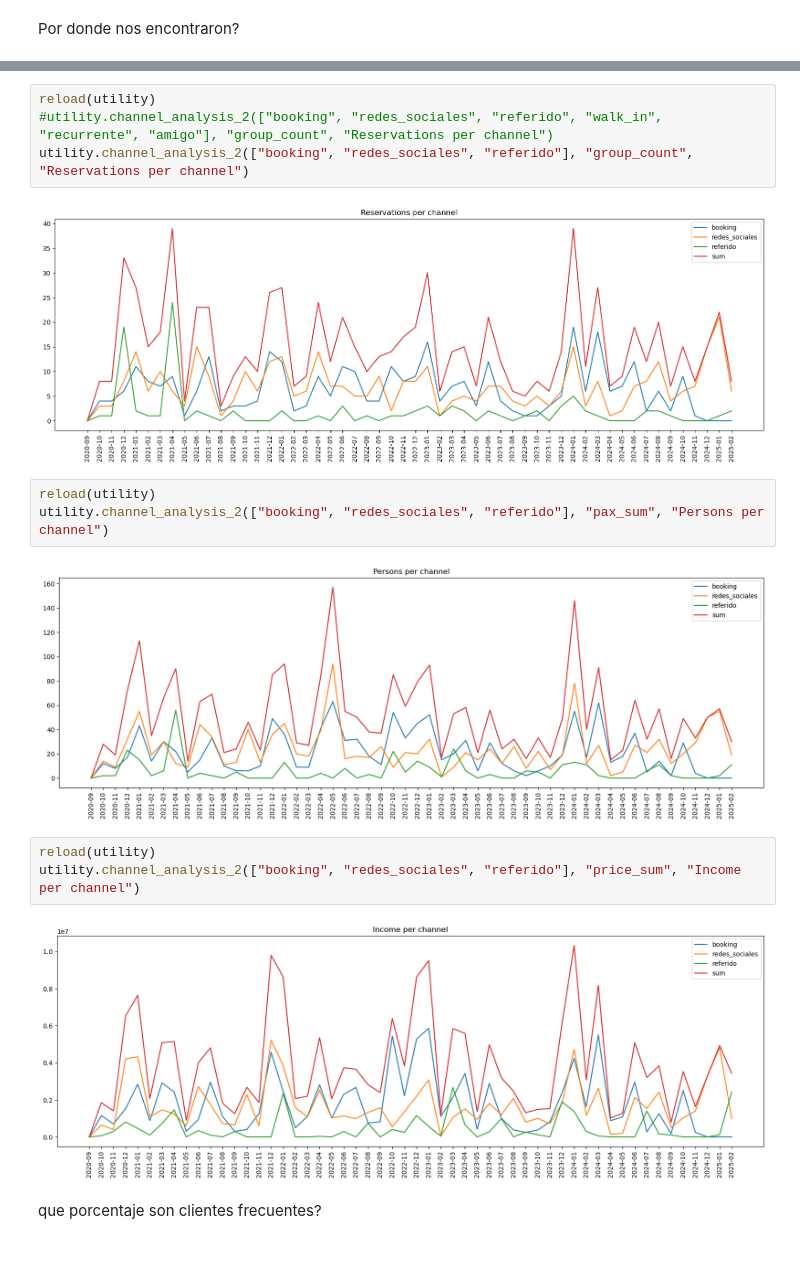
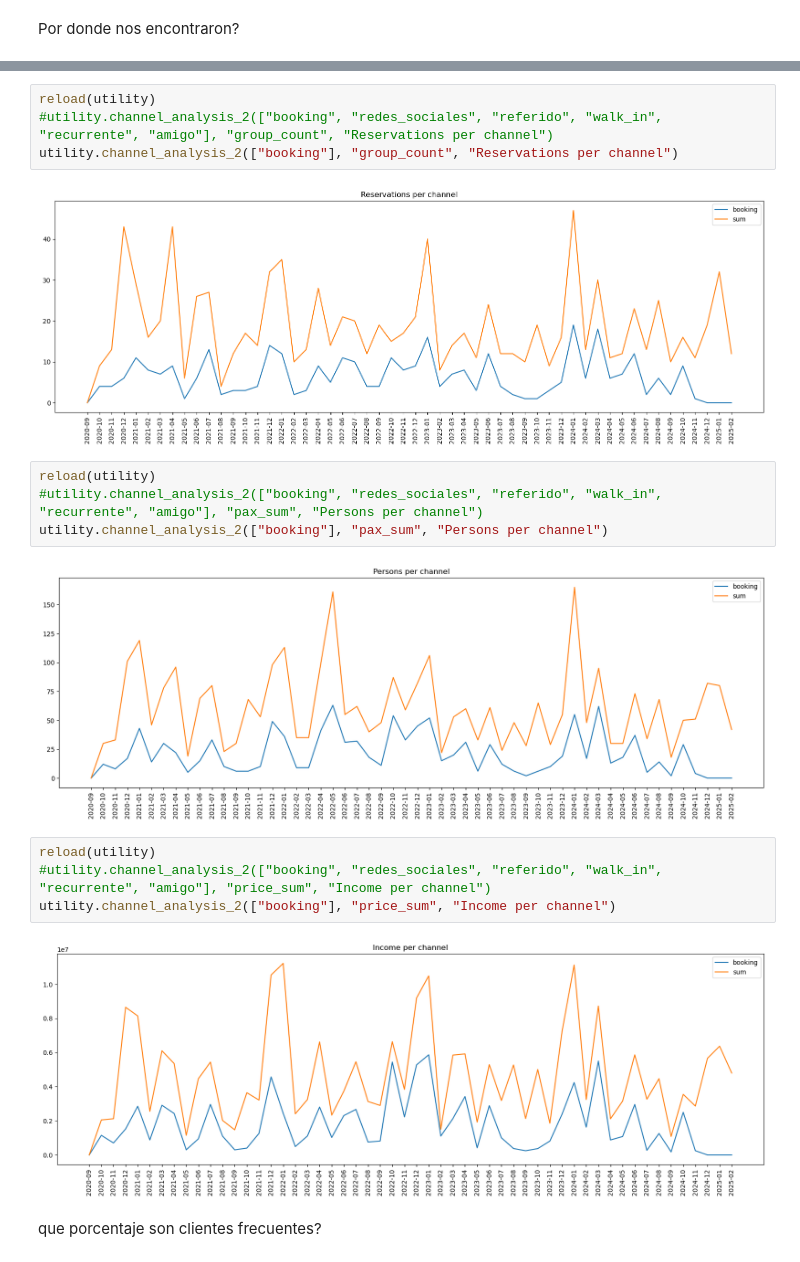
Before and after one commit to ejfdelgado/ejflab-ds-refugio, a Jupyter notebook: workspace/notebooks/Main.ipynb, the cells around one changed output, grey strips where cells are left out. Saved outputs shown, nothing was run; the diff lists cells and outputs as text.

```diff
--- a/workspace/notebooks/Main.ipynb
+++ b/workspace/notebooks/Main.ipynb
@@ -60,19 +40,21 @@ utility.channel_analysis_1()
 # %%
 reload(utility)
 #utility.channel_analysis_2(["booking", "redes_sociales", "referido", "walk_in", "recurrente", "amigo"], "group_count", "Reservations per channel")
-utility.channel_analysis_2(["booking", "redes_sociales", "referido"], "group_count", "Reservations per channel")
+utility.channel_analysis_2(["booking"], "group_count", "Reservations per channel")
 # %% [output]
-[figure, old version]
+[figure, new version]
 # %%
 reload(utility)
-utility.channel_analysis_2(["booking", "redes_sociales", "referido"], "pax_sum", "Persons per channel")
+#utility.channel_analysis_2(["booking", "redes_sociales", "referido", "walk_in", "recurrente", "amigo"], "pax_sum", "Persons per channel")
+utility.channel_analysis_2(["booking"], "pax_sum", "Persons per channel")
 # %% [output]
-[figure, old version]
+[figure, new version]
 # %%
 reload(utility)
-utility.channel_analysis_2(["booking", "redes_sociales", "referido"], "price_sum", "Income per channel")
+#utility.channel_analysis_2(["booking", "redes_sociales", "referido", "walk_in", "recurrente", "amigo"], "price_sum", "Income per channel")
+utility.channel_analysis_2(["booking"], "price_sum", "Income per channel")
 # %% [output]
-[figure, old version]
+[figure, new version]
 # %% [markdown]
 que porcentaje son clientes frecuentes?
 # %% [markdown]
```
Also changed, not shown: parts of 2 cells of this notebook, 2 other files.
